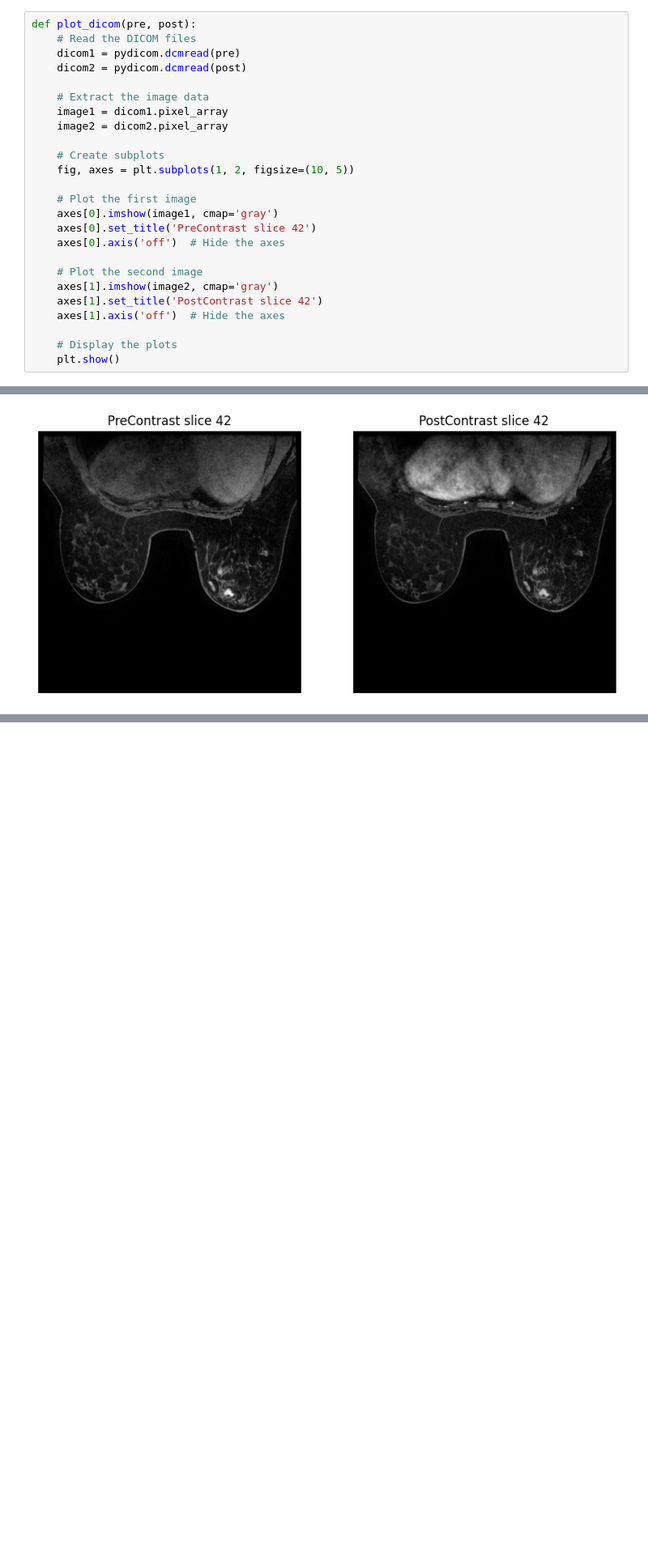
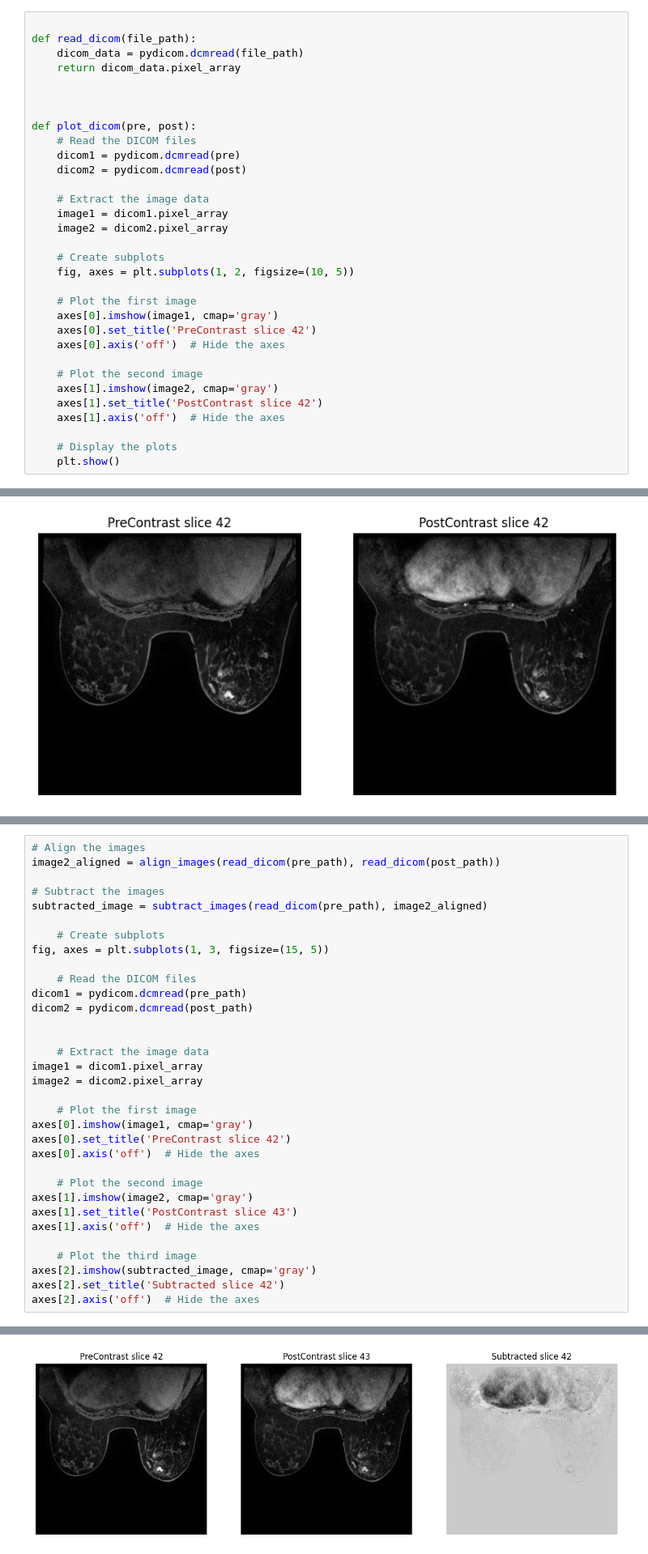
Before and after one commit to hsuryainfo/IntensityThreshold, a Jupyter notebook: subtraction.ipynb, the cells around one changed output, grey strips where cells are left out. Shown at 81% size. Drawn from its saved outputs; the diff is of its cells as text; blank space fills up the shorter version.

Commit message:
subtraction

```diff
--- a/subtraction.ipynb
+++ b/subtraction.ipynb
@@ -9,6 +11,13 @@ import matplotlib.pyplot as plt
 # %% [markdown]
 Plotting slice 42 of both pre and post contrast
 # %%
+
+def read_dicom(file_path):
+    dicom_data = pydicom.dcmread(file_path)
+    return dicom_data.pixel_array
+
+
+
 def plot_dicom(pre, post):
     # Read the DICOM files
     dicom1 = pydicom.dcmread(pre)
@@ -44,0 +147,34 @@ plot_dicom(pre_path,post_path)
+# %%
+# Align the images
+image2_aligned = align_images(read_dicom(pre_path), read_dicom(post_path))
+
+# Subtract the images
+subtracted_image = subtract_images(read_dicom(pre_path), image2_aligned)
+
+    # Create subplots
+fig, axes = plt.subplots(1, 3, figsize=(15, 5))
+
+    # Read the DICOM files
+dicom1 = pydicom.dcmread(pre_path)
+dicom2 = pydicom.dcmread(post_path)
+
+
+    # Extract the image data
+image1 = dicom1.pixel_array
+image2 = dicom2.pixel_array
+
+    # Plot the first image
+axes[0].imshow(image1, cmap='gray')
+axes[0].set_title('PreContrast slice 42')
+axes[0].axis('off')  # Hide the axes
+
+    # Plot the second image
+axes[1].imshow(image2, cmap='gray')
+axes[1].set_title('PostContrast slice 43')
+axes[1].axis('off')  # Hide the axes
+
+    # Plot the third image
+axes[2].imshow(subtracted_image, cmap='gray')
+axes[2].set_title('Subtracted slice 42')
+axes[2].axis('off')  # Hide the axes
+# %% [output]
@@ -44,0 +182 @@ plot_dicom(pre_path,post_path)
+[figure, added]
```
Also changed, not shown: parts of 8 cells of this notebook.
